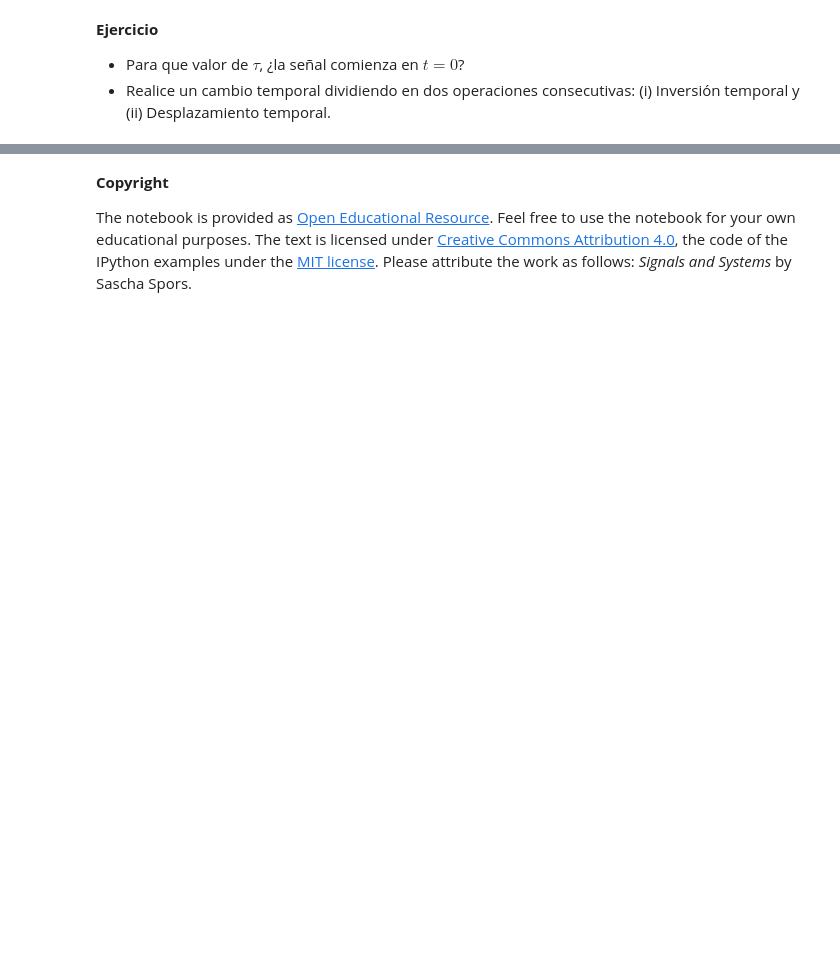
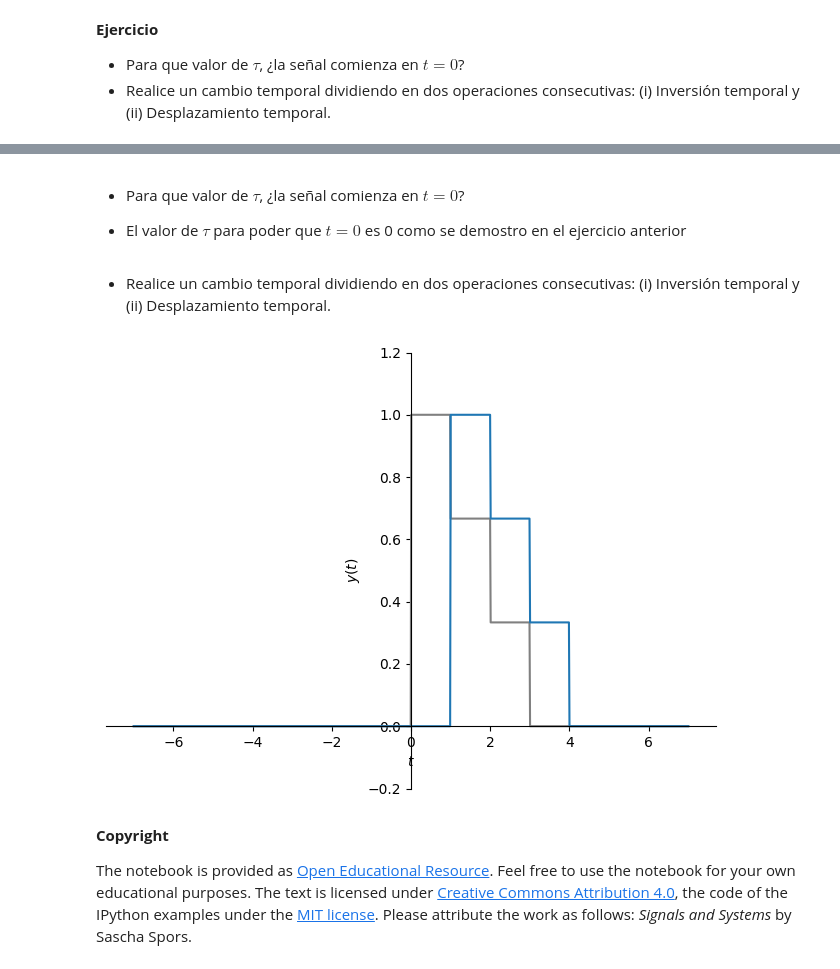
Before and after one commit to Ebl14/senales_y_sistemas, a Jupyter notebook: cuaderno_3.ipynb, the cells around one changed output, grey strips where cells are left out. Drawn from its saved outputs; the diff is of its cells as text; code cells hidden in the pictures; blank space fills up the shorter version.

```diff
--- a/cuaderno_3.ipynb
+++ b/cuaderno_3.ipynb
@@ -185,3 +185,20 @@ px.show()
+# %% [markdown]
+* Para que valor de $\tau$, ¿la señal comienza en $t=0$?
+
+
+* El valor de $\tau$ para poder que $t=0$ es 0 como se demostro en el ejercicio anterior
+# %% [markdown]
+* Realice un cambio temporal dividiendo en dos operaciones consecutivas: (i) Inversión temporal y (ii) Desplazamiento temporal.
+# %%
+tau = 1 #permite el desplazamiento temporal
+y = x.subs(t, t - tau )#variando o invirtiendo los signos de t y tau obtenemos la inversión temporal
+
+px=sym.plot(x, (t, -7, 7), ylim=[-0.2, 1.2], ylabel=r'$y(t)$', line_color='gray', show=False)
+py=sym.plot(y, (t, -7, 7), ylim=[-0.2, 1.2], ylabel=r'$y(t)$', show=False)
+px.extend(py)
+px.show()
+# %% [output]
+[figure, added]
 # %% [markdown]
 **Copyright**
 
```
Also changed, not shown: parts of 2 cells of this notebook.
